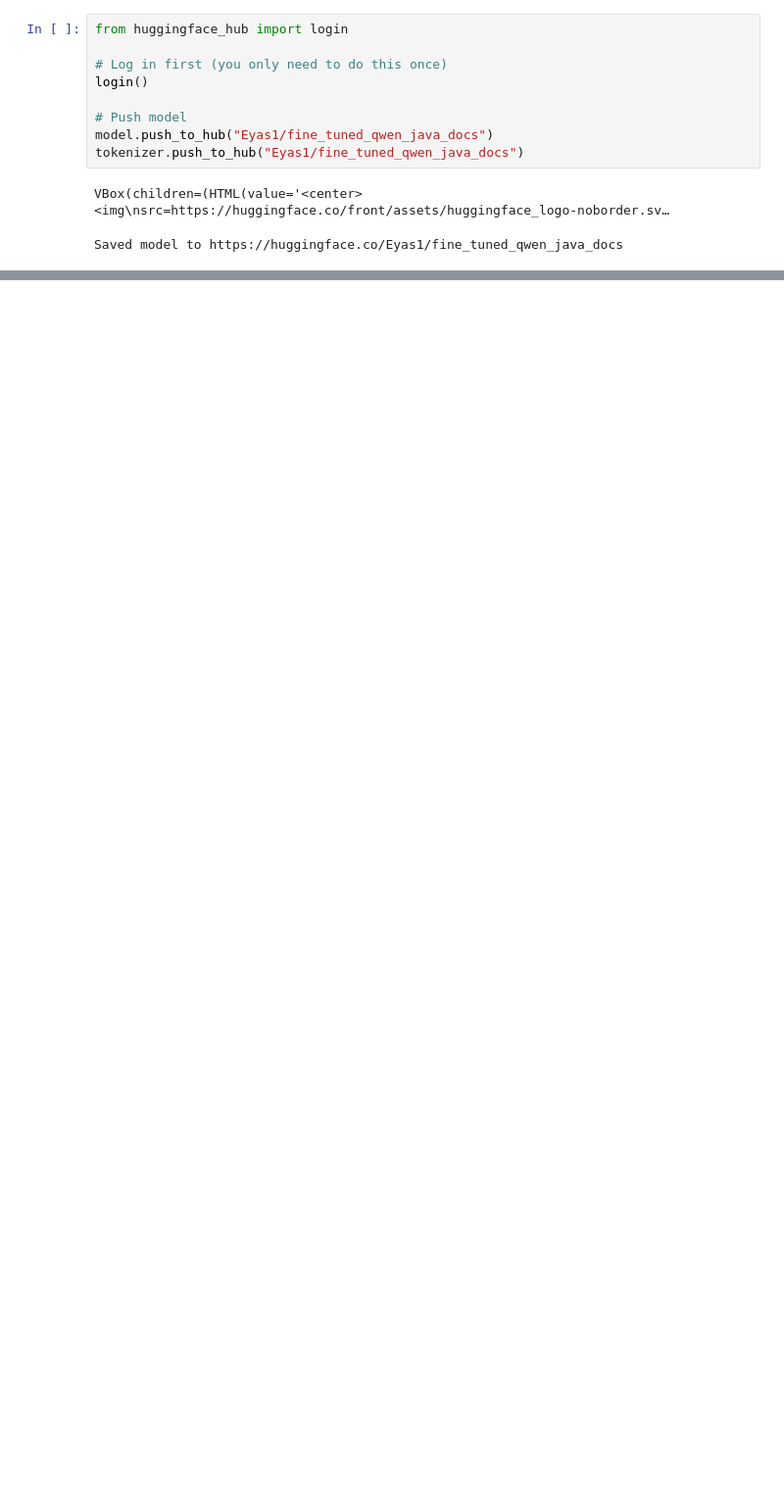
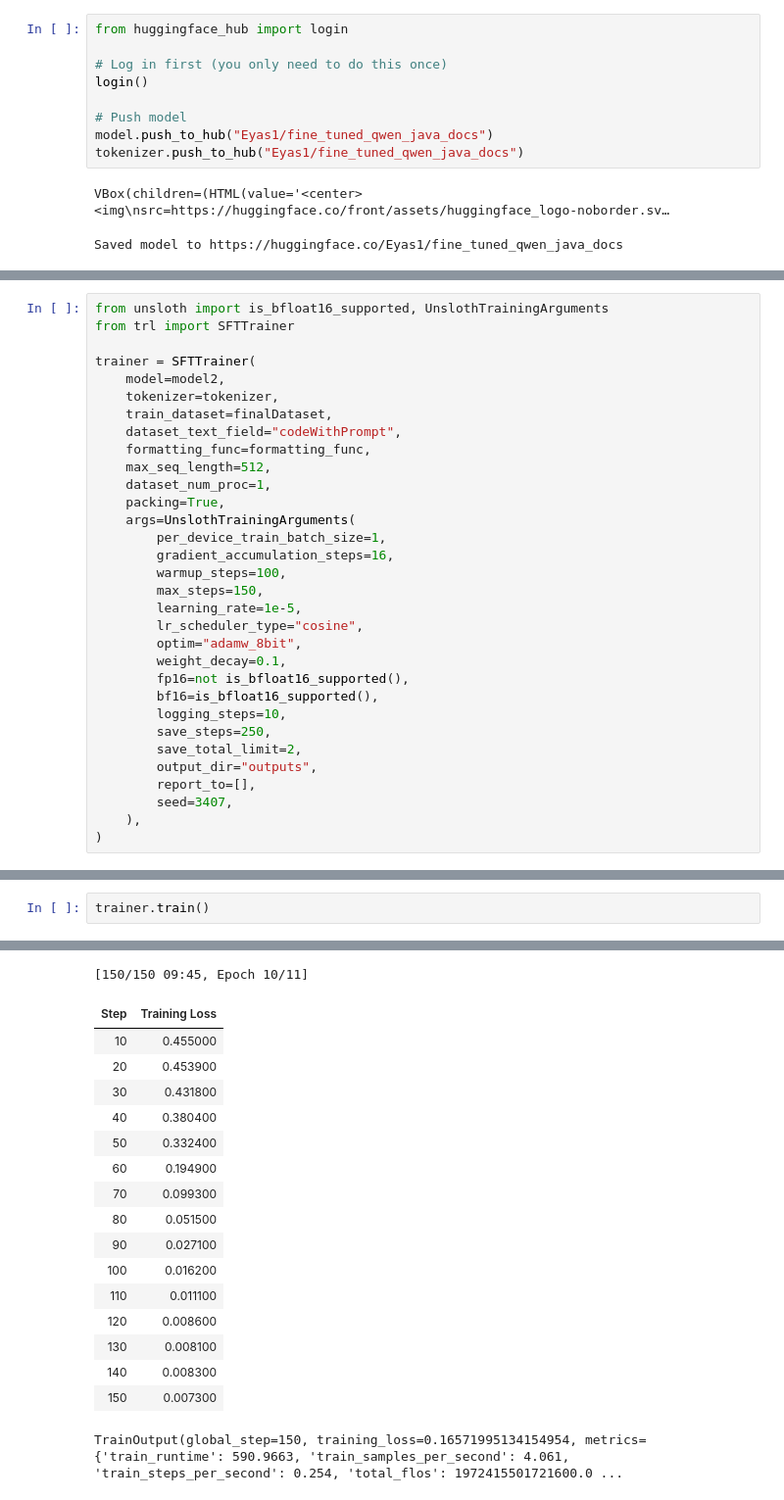
Before and after one commit to OwenZimmer1/422Project, a Jupyter notebook: notebooks/CS422FineTune.ipynb, the cells around one changed output, grey strips where cells are left out. Shown at 98% size. Cells and saved outputs as stored; diff of their text form; blank space fills up the shorter version.

```diff
--- a/notebooks/CS422FineTune.ipynb
+++ b/notebooks/CS422FineTune.ipynb
@@ -285,0 +332,32 @@ Saved model to https://huggingface.co/Eyas1/fine_tuned_qwen_java_docs
+# %%
+from unsloth import is_bfloat16_supported, UnslothTrainingArguments
+from trl import SFTTrainer
+
+trainer = SFTTrainer(
+    model=model2,
+    tokenizer=tokenizer,
+    train_dataset=finalDataset,
+    dataset_text_field="codeWithPrompt",
+    formatting_func=formatting_func,
+    max_seq_length=512,
+    dataset_num_proc=1,
+    packing=True,
+    args=UnslothTrainingArguments(
+        per_device_train_batch_size=1,
+        gradient_accumulation_steps=16,
+        warmup_steps=100,
+        max_steps=150,
+        learning_rate=1e-5,
+        lr_scheduler_type="cosine",
+        optim="adamw_8bit",
+        weight_decay=0.1,
+        fp16=not is_bfloat16_supported(),
+        bf16=is_bfloat16_supported(),
+        logging_steps=10,
+        save_steps=250,
+        save_total_limit=2,
+        output_dir="outputs",
+        report_to=[],
+        seed=3407,
+    ),
+)
@@ -285,0 +366,3 @@ Saved model to https://huggingface.co/Eyas1/fine_tuned_qwen_java_docs
+# %%
+trainer.train()
+# %% [output]
@@ -285,0 +374,18 @@ Saved model to https://huggingface.co/Eyas1/fine_tuned_qwen_java_docs
+[150/150 09:45, Epoch 10/11]
+| Step | Training Loss |
+| 10 | 0.455000 |
+| 20 | 0.453900 |
+| 30 | 0.431800 |
+| 40 | 0.380400 |
+| 50 | 0.332400 |
+| 60 | 0.194900 |
+| 70 | 0.099300 |
+| 80 | 0.051500 |
+| 90 | 0.027100 |
+| 100 | 0.016200 |
+| 110 | 0.011100 |
+| 120 | 0.008600 |
+| 130 | 0.008100 |
+| 140 | 0.008300 |
+| 150 | 0.007300 |
+TrainOutput(global_step=150, training_loss=0.16571995134154954, metrics={'train_runtime': 590.9663, 'train_samples_per_second': 4.061, 'train_steps_per_second': 0.254, 'total_flos': 1972415501721600.0 ...
```
Also changed, not shown: parts of 28 cells of this notebook, 4 other files.
